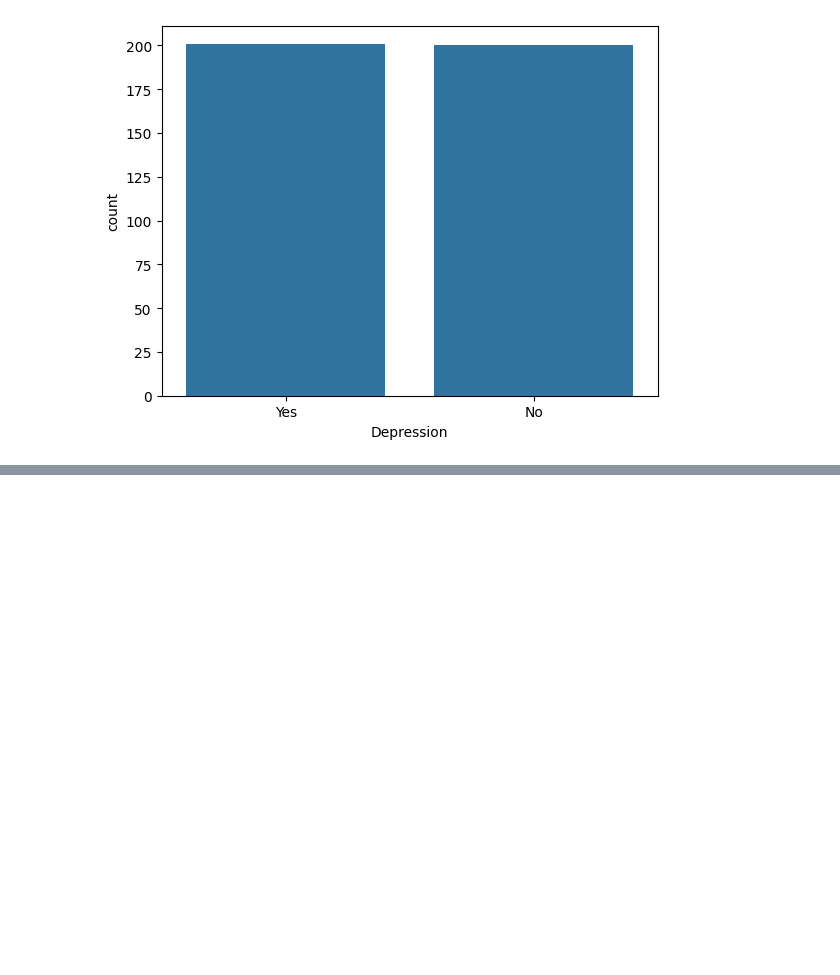
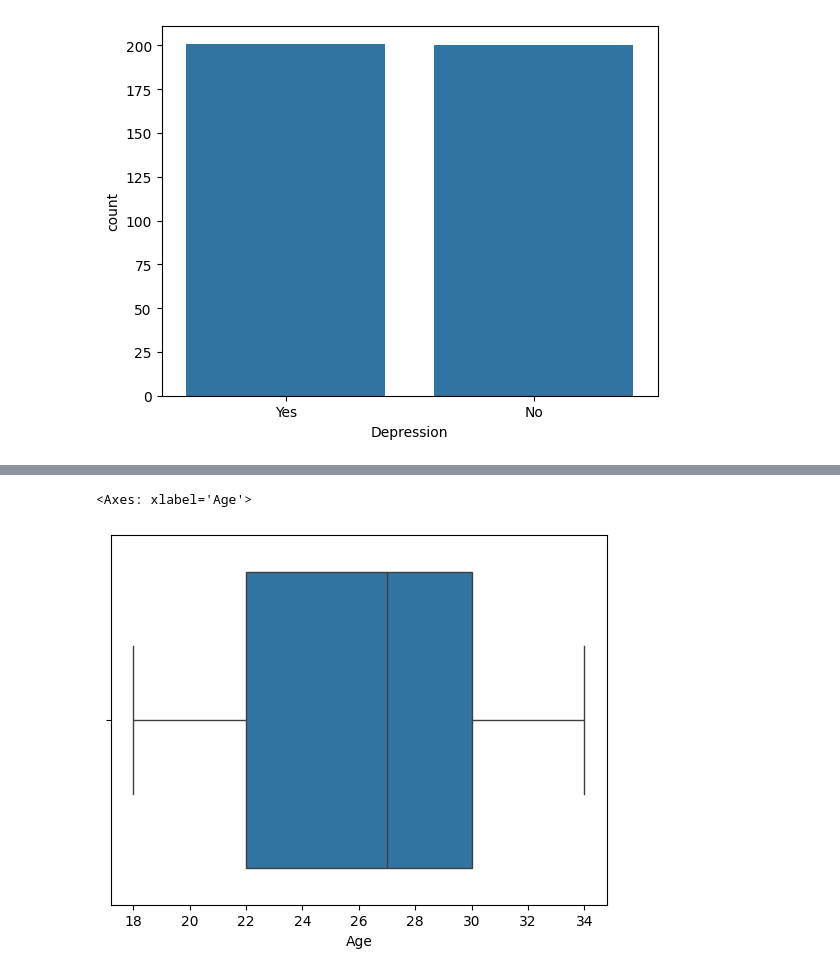
Before and after one commit to ka1817/Kaggle-Mental-Health-Prediction-Challenge, a Jupyter notebook: eda/experiments.ipynb, the cells around one changed output, grey strips where cells are left out. Saved outputs shown, nothing was run; the diff lists cells and outputs as text; code cells hidden in the pictures; blank space fills up the shorter version.

```diff
--- a/eda/experiments.ipynb
+++ b/eda/experiments.ipynb
@@ -280,0 +331,5 @@ sns.countplot(x=df_train['Depression'])
+# %%
+sns.boxplot(x=df_train['Age'])
+# %% [output]
+<Axes: xlabel='Age'>
+[figure, added]
```
Also changed, not shown: parts of 90 cells of this notebook, 38 other files.
